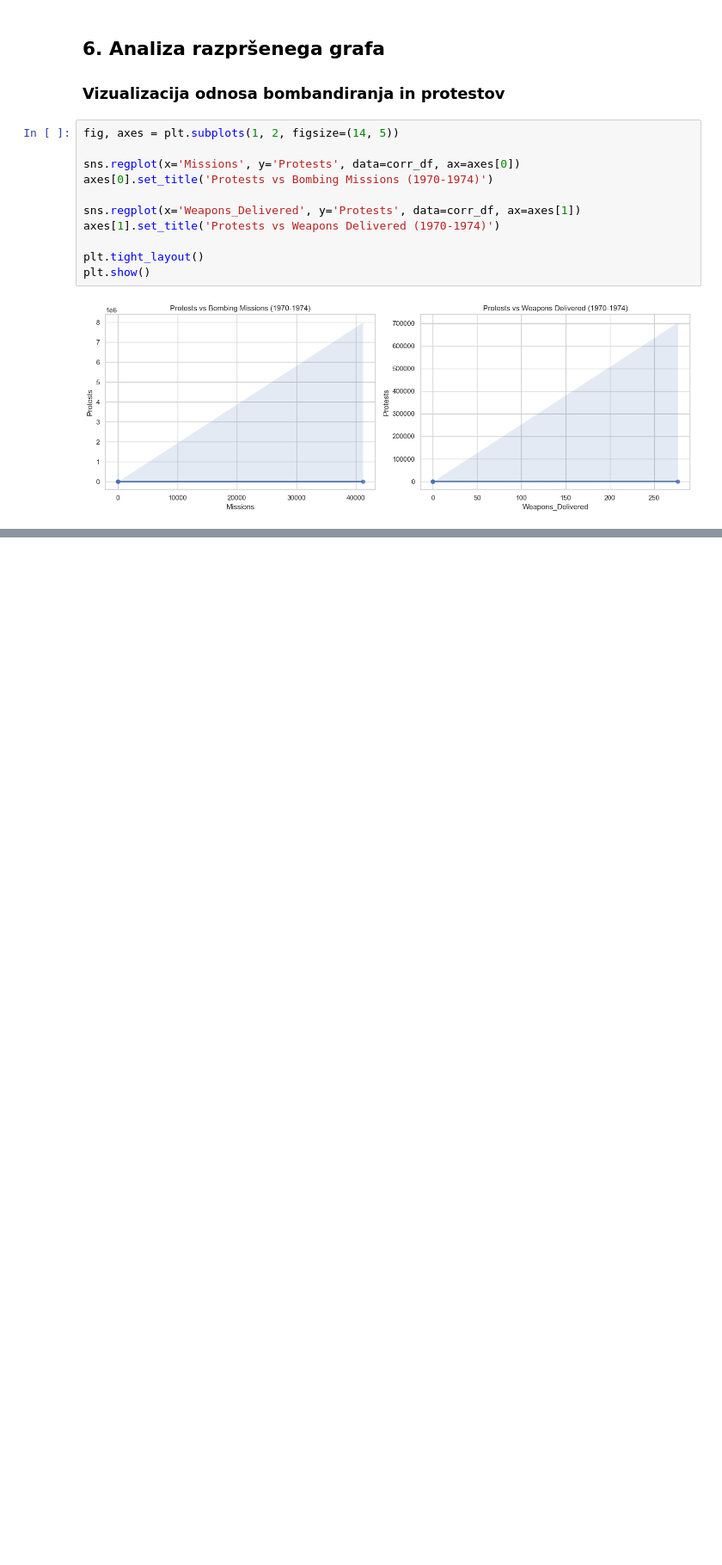
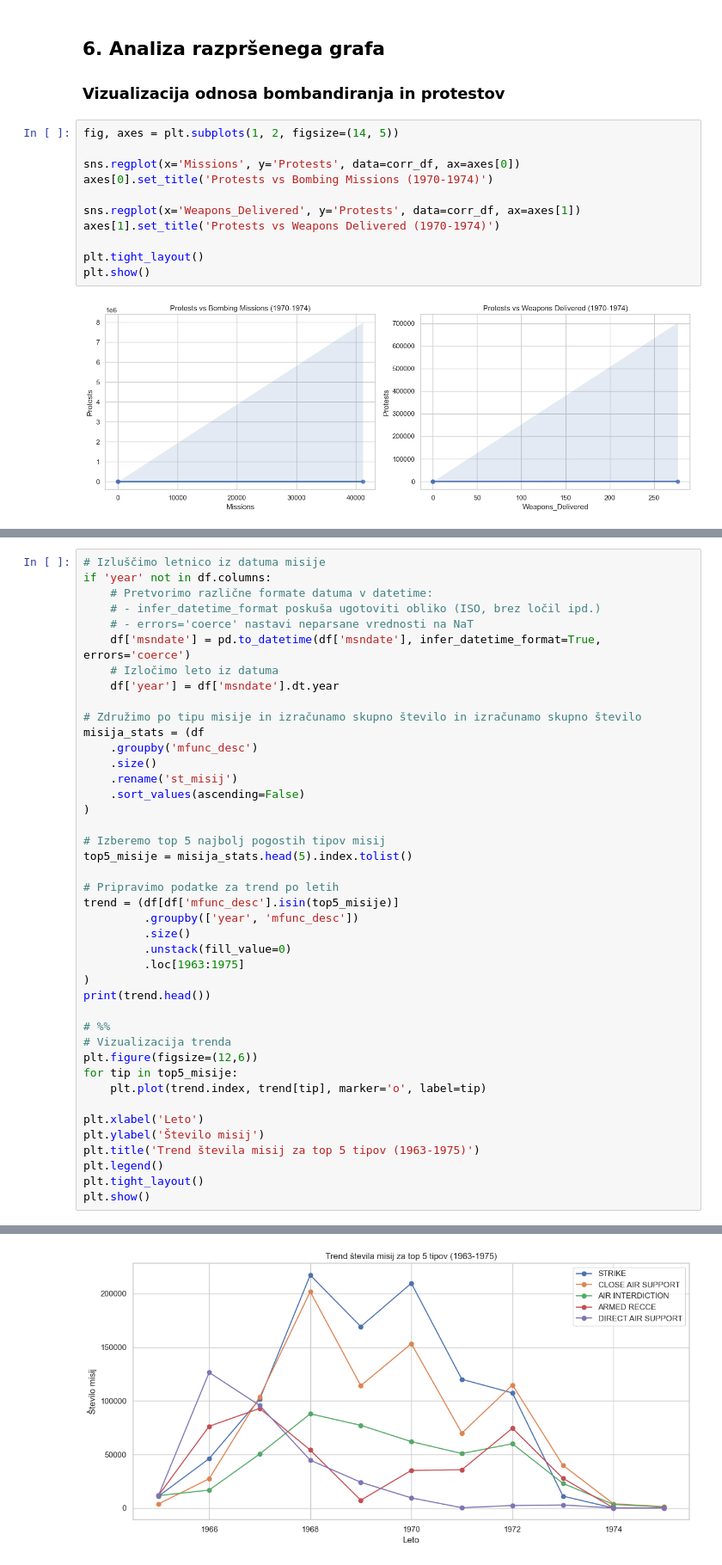
Before and after one commit to domen-jersek/Python_projektna_naloga, a Jupyter notebook: projektna.ipynb, the cells around one changed output, grey strips where cells are left out. Shown: that part at 86% size. Saved outputs shown, nothing was run; the diff lists cells and outputs as text; blank space fills up the shorter version.

```diff
--- a/projektna.ipynb
+++ b/projektna.ipynb
@@ -280,0 +396,43 @@ plt.show()
+# %%
+# Izluščimo letnico iz datuma misije
+if 'year' not in df.columns:
+    # Pretvorimo različne formate datuma v datetime:
+    # - infer_datetime_format poskuša ugotoviti obliko (ISO, brez ločil ipd.)
+    # - errors='coerce' nastavi neparsane vrednosti na NaT
+    df['msndate'] = pd.to_datetime(df['msndate'], infer_datetime_format=True, errors='coerce')
+    # Izločimo leto iz datuma
+    df['year'] = df['msndate'].dt.year
+
+# Združimo po tipu misije in izračunamo skupno število in izračunamo skupno število
+misija_stats = (df
+    .groupby('mfunc_desc')
+    .size()
+    .rename('st_misij')
+    .sort_values(ascending=False)
+)
+
+# Izberemo top 5 najbolj pogostih tipov misij
+top5_misije = misija_stats.head(5).index.tolist()
+
+# Pripravimo podatke za trend po letih
+trend = (df[df['mfunc_desc'].isin(top5_misije)]
+         .groupby(['year', 'mfunc_desc'])
+         .size()
+         .unstack(fill_value=0)
+         .loc[1963:1975]
+)
+print(trend.head())
+
+# %%
+# Vizualizacija trenda
+plt.figure(figsize=(12,6))
+for tip in top5_misije:
+    plt.plot(trend.index, trend[tip], marker='o', label=tip)
+
+plt.xlabel('Leto')
+plt.ylabel('Število misij')
+plt.title('Trend števila misij za top 5 tipov (1963-1975)')
+plt.legend()
+plt.tight_layout()
+plt.show()
+# %% [output]
@@ -280,0 +454 @@ plt.show()
+[figure, added]
```
Also changed, not shown: parts of 9 cells of this notebook.
